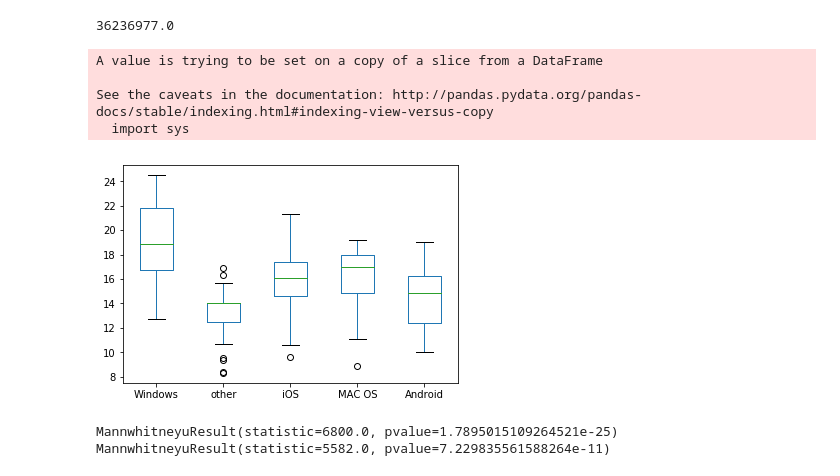
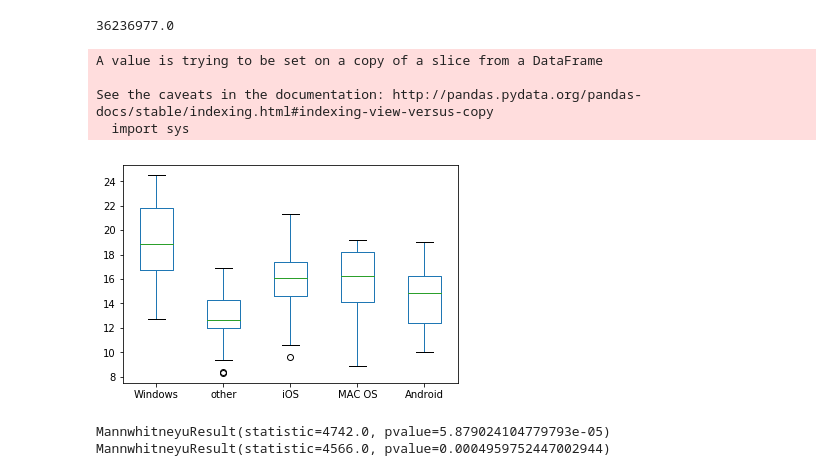
Before and after one commit to JalkapalloX/Data-Challenge-2, a Jupyter notebook: Stakeholder Analysis/Publisher_Analysis.ipynb, the cells around one changed output. Saved outputs shown, nothing was run; the diff lists cells and outputs as text; code cells hidden in the pictures.

```diff
--- a/Stakeholder Analysis/Publisher_Analysis.ipynb
+++ b/Stakeholder Analysis/Publisher_Analysis.ipynb
@@ -147,38 +147,38 @@ q6_rearrange = pd.DataFrame(columns=os_list)
 
 for os in os_list:
     q6_rearrange[os] = q6_df[q6_df['operating_system']==os].reset_index()['media_cost']
-    q6_rearrange[os].replace(to_replace=np.nan,value = q6_rearrange[os].mean(skipna=True),inplace = True)
+#     q6_rearrange[os].replace(to_replace=np.nan,value = q6_rearrange[os].mean(skipna=True),inplace = True)
 
 # apply log transformation
 q6_rearrange_normal = q6_rearrange.applymap(np.log2)
 
 # box plot
 # before log normal
 # q6_rearrange.plot(kind ='box')
 # plt.show()
 
 # after log normal
 q6_rearrange_normal.plot(kind ='box')
 plt.show()
 
 # # remove outlier
 # import statsmodels.api as sm
 # import pylab
 # for os in os_list:
 #     q6_rearrange_normal[os] = remove_outlier(q6_rearrange_normal,os)
 #     sm.qqplot(q6_rearrange_normal[os],line='45')
 #     pylab.show()
 #     q6_rearrange_normal.plot(kind ='box')
 #     plt.show()
 ## the outliers are kind play important role that makes difference, so they are mislabed as outliers
 
-print(mannwhitneyu(q6_rearrange_normal['Windows'],q6_rearrange_normal['other'],use_continuity=False,alternative='two-sided'))
-print(mannwhitneyu(q6_rearrange_normal['Windows'],q6_rearrange_normal['iOS'],use_continuity=False,alternative='two-sided'))
+print(mannwhitneyu(q6_rearrange_normal['Windows'],q6_rearrange_normal['MAC OS'],use_continuity=False,alternative='greater'))
+print(mannwhitneyu(q6_rearrange_normal['iOS'],q6_rearrange_normal['Android'],use_continuity=False,alternative='greater'))
 # %% [output]
 A value is trying to be set on a copy of a slice from a DataFrame
 
 See the caveats in the documentation: http://pandas.pydata.org/pandas-docs/stable/indexing.html#indexing-view-versus-copy
   import sys
-[figure, old version]
+[figure, new version]
-MannwhitneyuResult(statistic=6800.0, pvalue=1.7895015109264521e-25)
-MannwhitneyuResult(statistic=5582.0, pvalue=7.229835561588264e-11)
+MannwhitneyuResult(statistic=4742.0, pvalue=5.879024104779793e-05)
+MannwhitneyuResult(statistic=4566.0, pvalue=0.0004959752447002944)
```
Also changed, not shown: parts of 3 cells of this notebook.
